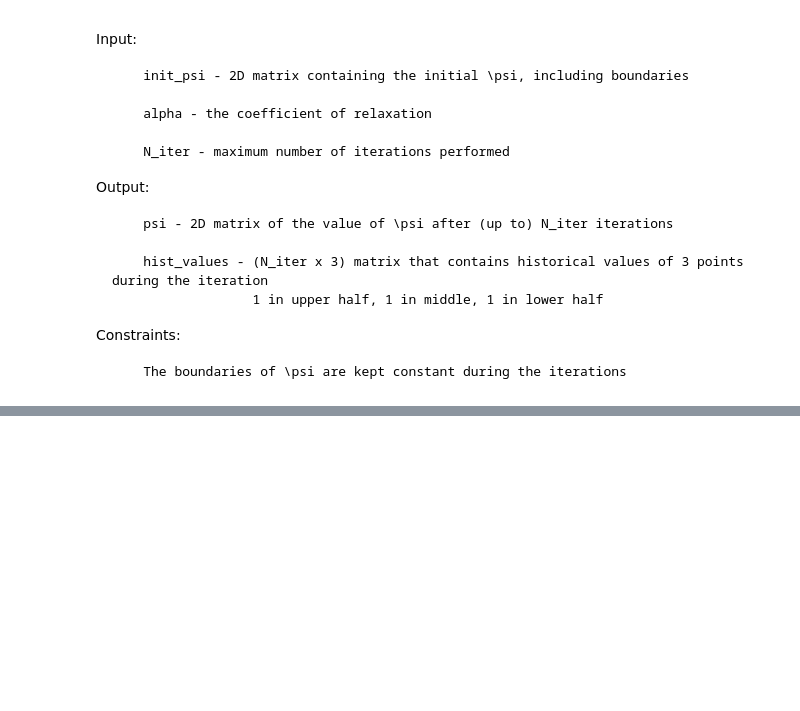
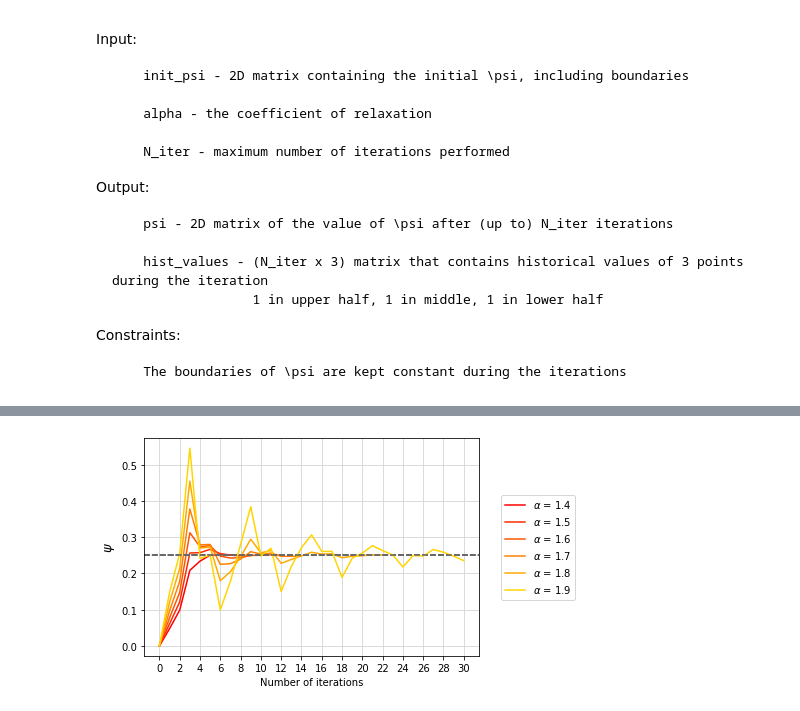
Before and after one commit to calumholker/laplaces-equation, a Jupyter notebook: CO25.ipynb, the cells around one changed output, grey strips where cells are left out. Cells and saved outputs as stored; diff of their text form; code cells hidden in the pictures; blank space fills up the shorter version.

```diff
--- a/CO25.ipynb
+++ b/CO25.ipynb
@@ -101,0 +169,28 @@ plt.plot(alphas,convergence)
+# %%
+alphas = [1.4,1.5,1.6,1.7,1.8,1.9]
+N_iter = 30
+init_psi = get_init_psi(7)
+colours = plt.cm.autumn(np.linspace(0,1,len(alphas)+1))
+tmax = []
+
+for alpha in alphas:
+    init_psi = get_init_psi(7)
+    psi, hist_values = solve_laplace(init_psi,alpha,N_iter)
+
+    t = np.arange(0,len(hist_values[1]),1)
+    if len(t)>len(tmax):
+        tmax = t
+
+    plt.plot(t, hist_values[1], label=r'$\alpha$ = ' + str(alpha), color=colours[alphas.index(alpha)])
+    value_2 = solve_laplace_analytically(3/6, 3/6)
+    plt.axhline(y=value_2, color='dimgray', linestyle='--')
+
+plt.xticks(tmax[0:31:2])
+plt.xlabel('Number of iterations')
+plt.ylabel('$\psi$', fontsize=13)
+plt.grid(color='lightgrey')
+plt.legend(bbox_to_anchor=(1.05, 0.5), loc='center left')
+
+plt.savefig("Plot5")
+# %% [output]
+[figure, added]
```
Also changed, not shown: parts of 15 cells of this notebook, 11 other files.
